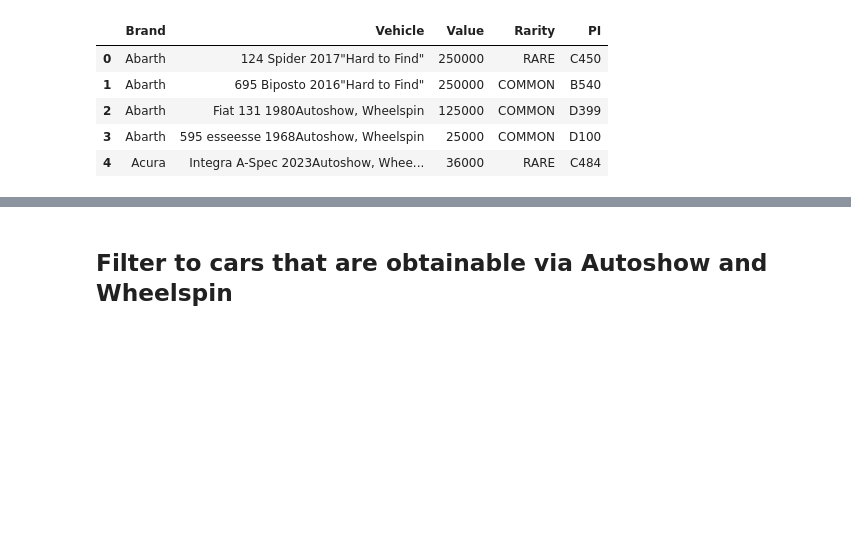
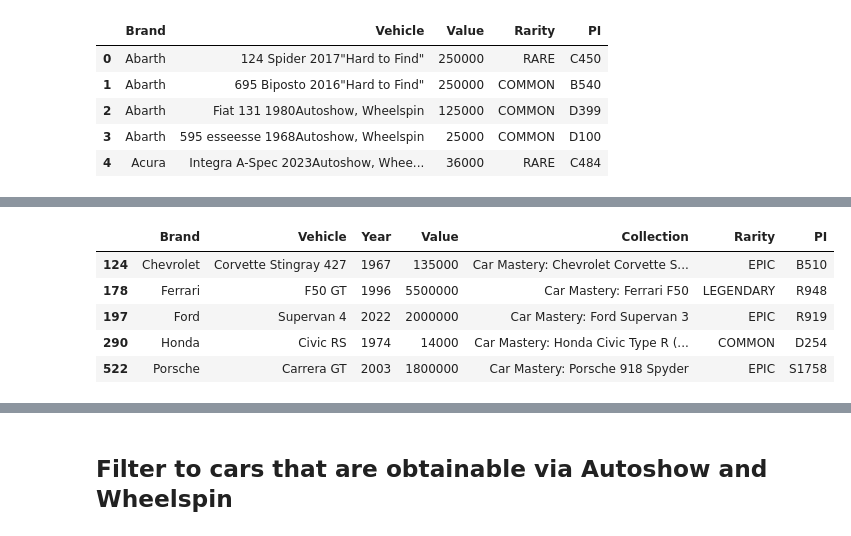
Before and after one commit to iaspidem/fh-cars-list, a Jupyter notebook: fh6-process.ipynb, the cells around one changed output, grey strips where cells are left out. Drawn from its saved outputs; the diff is of its cells as text; code cells hidden in the pictures; blank space fills up the shorter version.

```diff
--- a/fh6-process.ipynb
+++ b/fh6-process.ipynb
@@ -202,7 +199,0 @@ df_lite.head()
-# %%
-df_lite["Autoshow"] = df_lite["Vehicle"].str.contains("Autoshow")
-df_lite["Hard to Find"] = df_lite["Vehicle"].str.contains("Hard to Find")
-df_lite["Wheelspin"] = df_lite["Vehicle"].str.contains("Wheelspin")
-df_lite["Aftermarket Car"] = df_lite["Vehicle"].str.contains("Aftermarket Car")
-df_lite["Collection Journal"] = df_lite["Vehicle"].str.contains("Collection Journal")
-df_lite.head()
@@ -235,0 +214,11 @@ memory usage: 27.7 KB
+# %%
+df_cm[["Vehicle", "Year", "Collection"]] = df_cm["Vehicle"].str.extract(r'^(.*?)(\d{4})(.*)$')
+df_cm = df_cm.iloc[:, [0, 1, 5, 2, 6, 3, 4]]
+df_cm.head()
+# %% [output]
+|  | Brand | Vehicle | Year | Value | Collection | Rarity | PI |
+| 124 | Chevrolet | Corvette Stingray 427 | 1967 | 135000 | Car Mastery: Chevrolet Corvette S... | EPIC | B510 |
+| 178 | Ferrari | F50 GT | 1996 | 5500000 | Car Mastery: Ferrari F50 | LEGENDARY | R948 |
+| 197 | Ford | Supervan 4 | 2022 | 2000000 | Car Mastery: Ford Supervan 3 | EPIC | R919 |
+| 290 | Honda | Civic RS | 1974 | 14000 | Car Mastery: Honda Civic Type R (... | COMMON | D254 |
+| 522 | Porsche | Carrera GT | 2003 | 1800000 | Car Mastery: Porsche 918 Spyder | EPIC | S1758 |
```
Also changed, not shown: parts of 19 cells of this notebook.
